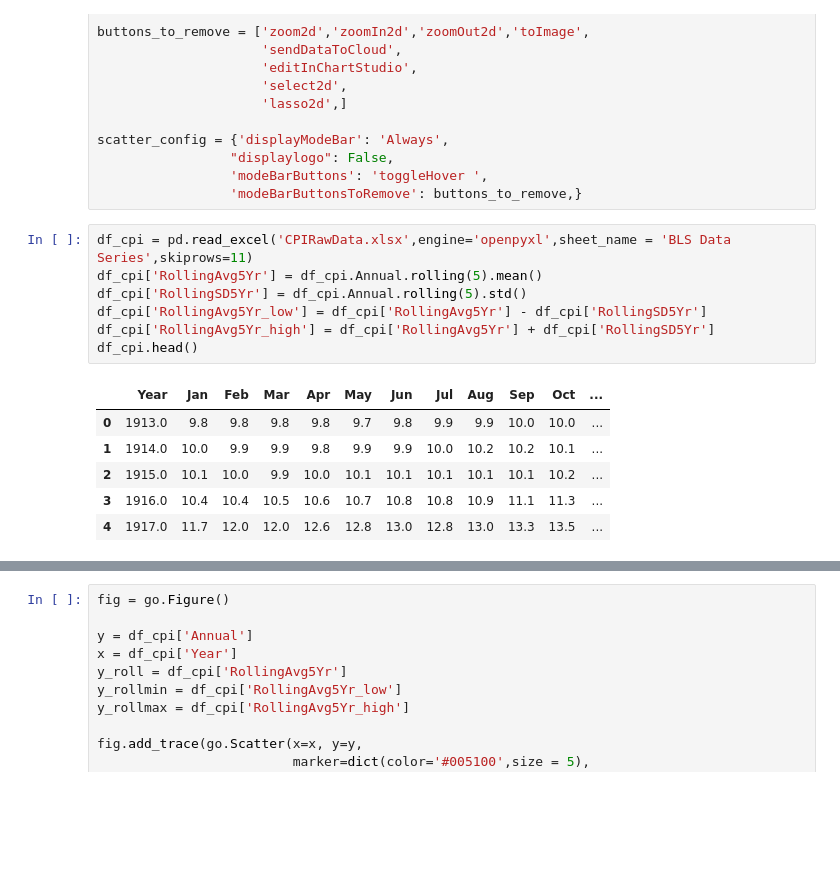
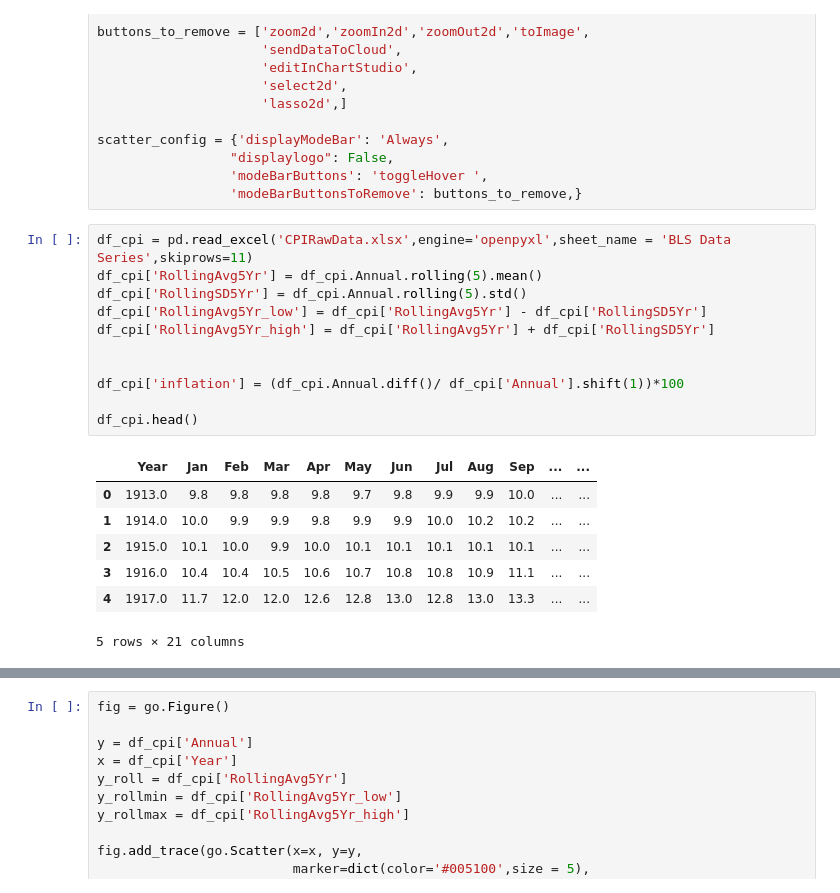
Before and after one commit to Bkeith3248/MGT6203Project, a Jupyter notebook: ProjectNotebook.ipynb, the cells around one changed output, grey strips where cells are left out. Cells and saved outputs as stored; diff of their text form; blank space fills up the shorter version.

Commit message:
small changes and looked at calculating inflation from CPI

```diff
--- a/ProjectNotebook.ipynb
+++ b/ProjectNotebook.ipynb
@@ -27,14 +27,19 @@ scatter_config = {'displayModeBar': 'Always',
 # %%
 df_cpi = pd.read_excel('CPIRawData.xlsx',engine='openpyxl',sheet_name = 'BLS Data Series',skiprows=11)
 df_cpi['RollingAvg5Yr'] = df_cpi.Annual.rolling(5).mean()
 df_cpi['RollingSD5Yr'] = df_cpi.Annual.rolling(5).std()
 df_cpi['RollingAvg5Yr_low'] = df_cpi['RollingAvg5Yr'] - df_cpi['RollingSD5Yr']
 df_cpi['RollingAvg5Yr_high'] = df_cpi['RollingAvg5Yr'] + df_cpi['RollingSD5Yr']
+
+
+df_cpi['inflation'] = (df_cpi.Annual.diff()/ df_cpi['Annual'].shift(1))*100
+
 df_cpi.head()
 # %% [output]
-|  | Year | Jan | Feb | Mar | Apr | May | Jun | Jul | Aug | Sep | Oct | ... |
-| 0 | 1913.0 | 9.8 | 9.8 | 9.8 | 9.8 | 9.7 | 9.8 | 9.9 | 9.9 | 10.0 | 10.0 | ... |
-| 1 | 1914.0 | 10.0 | 9.9 | 9.9 | 9.8 | 9.9 | 9.9 | 10.0 | 10.2 | 10.2 | 10.1 | ... |
-| 2 | 1915.0 | 10.1 | 10.0 | 9.9 | 10.0 | 10.1 | 10.1 | 10.1 | 10.1 | 10.1 | 10.2 | ... |
-| 3 | 1916.0 | 10.4 | 10.4 | 10.5 | 10.6 | 10.7 | 10.8 | 10.8 | 10.9 | 11.1 | 11.3 | ... |
-| 4 | 1917.0 | 11.7 | 12.0 | 12.0 | 12.6 | 12.8 | 13.0 | 12.8 | 13.0 | 13.3 | 13.5 | ... |
+|  | Year | Jan | Feb | Mar | Apr | May | Jun | Jul | Aug | Sep | ... | ... |
+| 0 | 1913.0 | 9.8 | 9.8 | 9.8 | 9.8 | 9.7 | 9.8 | 9.9 | 9.9 | 10.0 | ... | ... |
+| 1 | 1914.0 | 10.0 | 9.9 | 9.9 | 9.8 | 9.9 | 9.9 | 10.0 | 10.2 | 10.2 | ... | ... |
+| 2 | 1915.0 | 10.1 | 10.0 | 9.9 | 10.0 | 10.1 | 10.1 | 10.1 | 10.1 | 10.1 | ... | ... |
+| 3 | 1916.0 | 10.4 | 10.4 | 10.5 | 10.6 | 10.7 | 10.8 | 10.8 | 10.9 | 11.1 | ... | ... |
+| 4 | 1917.0 | 11.7 | 12.0 | 12.0 | 12.6 | 12.8 | 13.0 | 12.8 | 13.0 | 13.3 | ... | ... |
+5 rows × 21 columns
```
Also changed, not shown: parts of 1 cell of this notebook.
